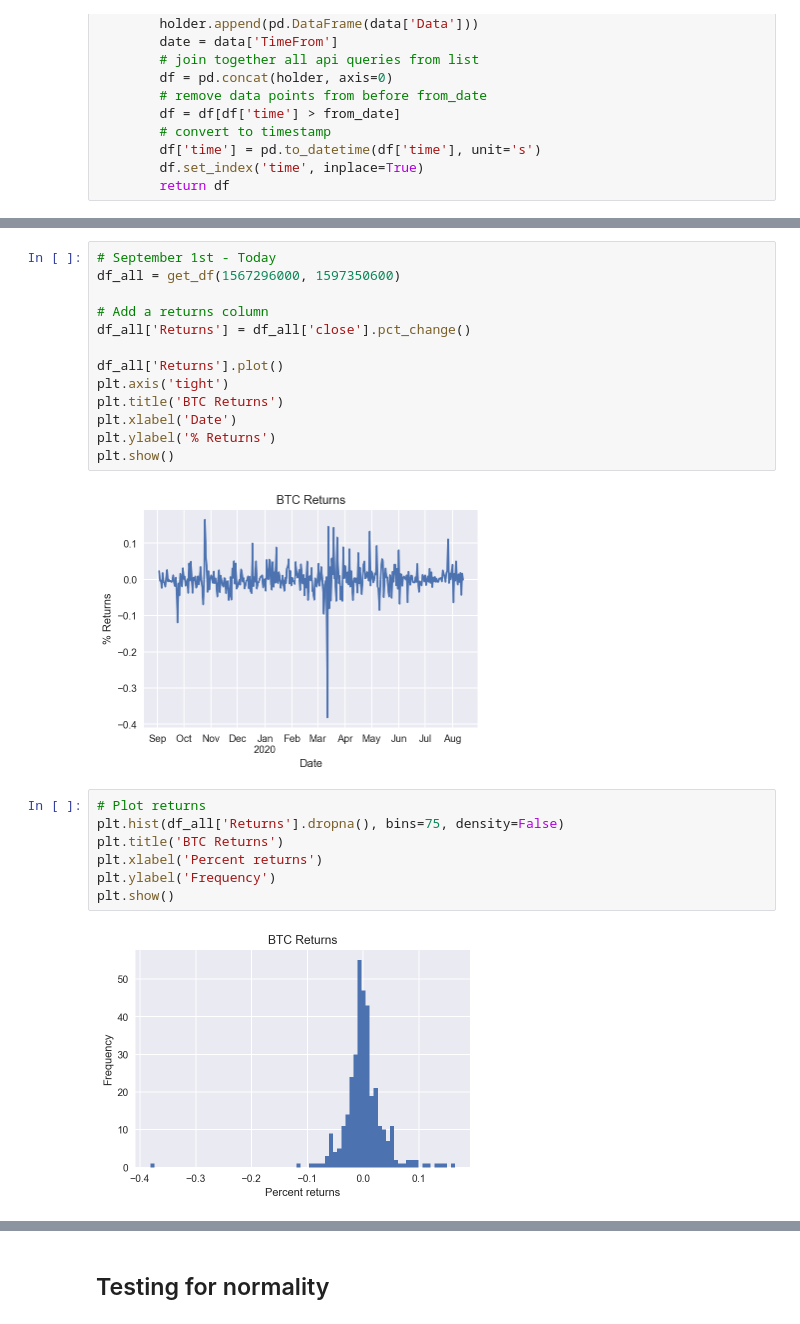
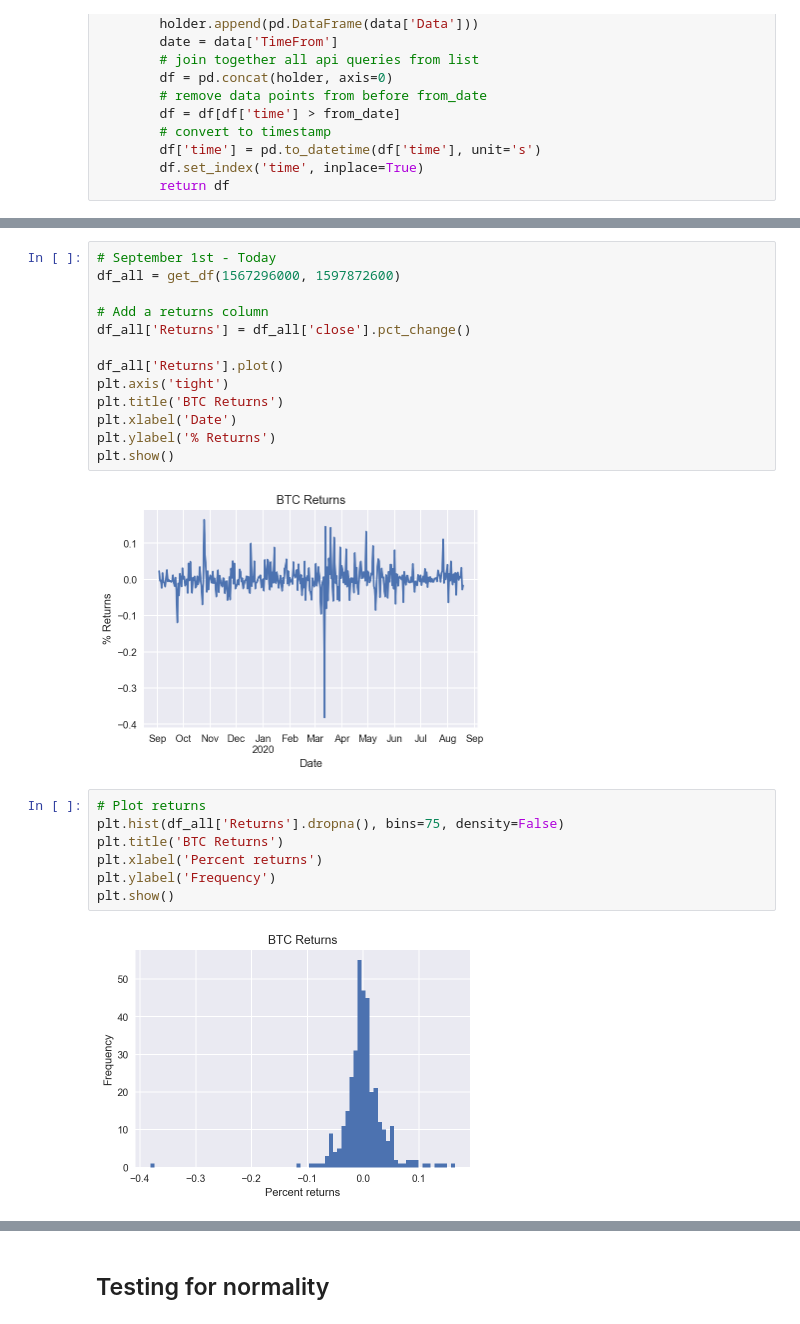
Before and after one commit to hilljtm/sfund, a Jupyter notebook: CryptoC_plots.ipynb, the cells around one changed output, grey strips where cells are left out. Cells and saved outputs as stored; diff of their text form.

```diff
--- a/CryptoC_plots.ipynb
+++ b/CryptoC_plots.ipynb
@@ -119,18 +119,18 @@ plt.show();
 # %%
 # September 1st - Today
-df_all = get_df(1567296000, 1597350600)
+df_all = get_df(1567296000, 1597872600)
 
 # Add a returns column
 df_all['Returns'] = df_all['close'].pct_change()
 
 df_all['Returns'].plot()
 plt.axis('tight')
 plt.title('BTC Returns')
 plt.xlabel('Date')
 plt.ylabel('% Returns')
 plt.show()
 # %% [output]
-[figure, old version]
+[figure, new version]
 # %%
 # Plot returns
 plt.hist(df_all['Returns'].dropna(), bins=75, density=False)
@@ -139,7 +139,7 @@ plt.xlabel('Percent returns')
 plt.ylabel('Frequency')
 plt.show()
 # %% [output]
-[figure, old version]
+[figure, new version]
 # %%
 from scipy.stats import skew
 
```
Also changed, not shown: parts of 7 cells of this notebook, 1 other file.
